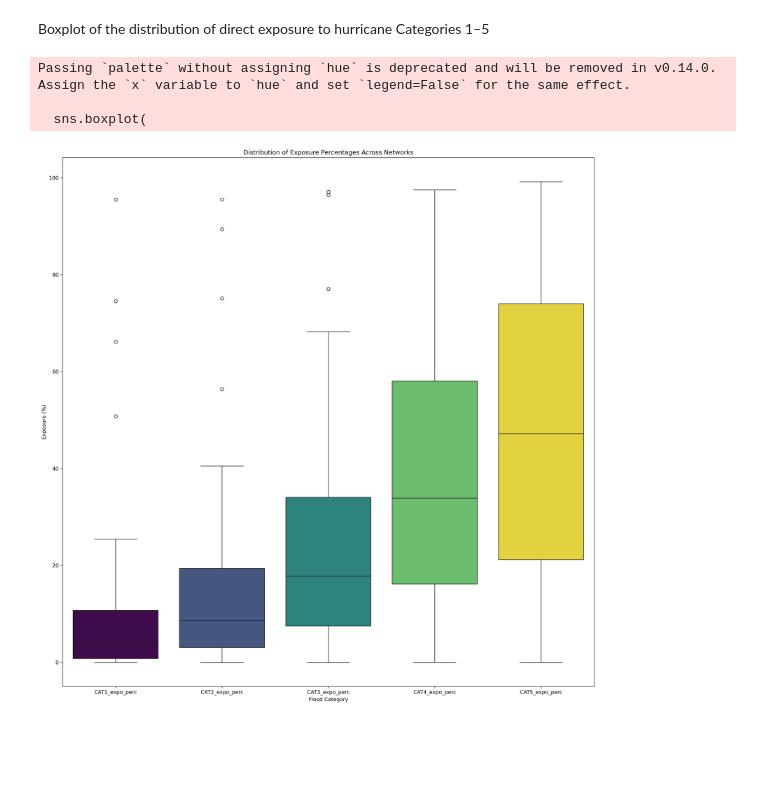
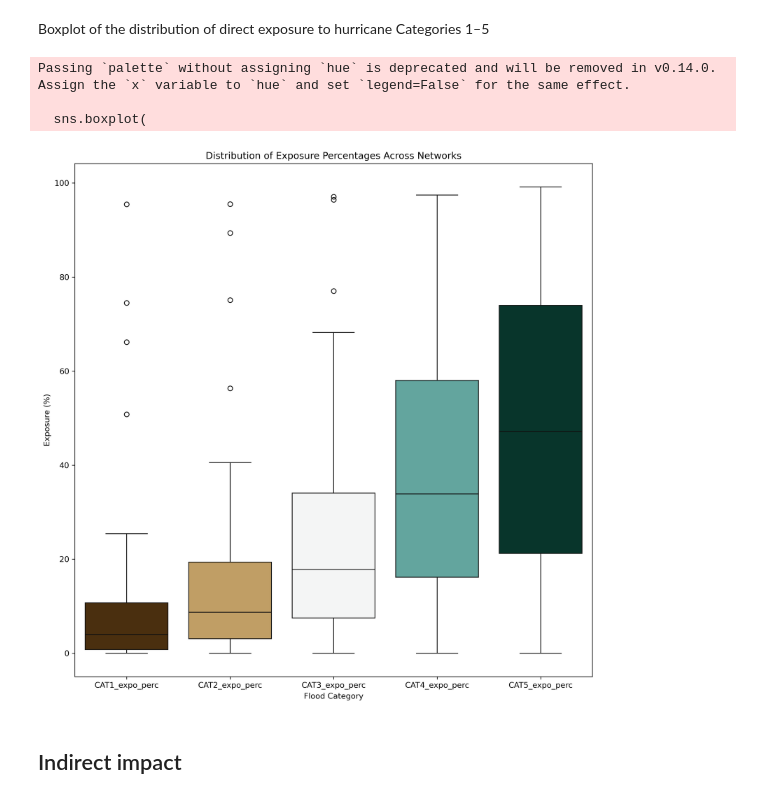
Before and after one commit to jesuslovesyiyi/Global-road-network-resilience, a Jupyter notebook: analysis/04_Visualization.ipynb, the cells around one changed output. Cells and saved outputs as stored; diff of their text form; code cells hidden in the pictures; blank space fills up the shorter version.

```diff
--- a/analysis/04_Visualization.ipynb
+++ b/analysis/04_Visualization.ipynb
@@ -492,31 +492,33 @@ Boxplot of the distribution of direct exposure to hurricane Categories 1–5
 # %%
 pct_cols = ["CAT1_expo_perc", "CAT2_expo_perc", "CAT3_expo_perc", "CAT4_expo_perc", "CAT5_expo_perc"]
 
 df_long = exposure_data_df.melt(
     value_vars=pct_cols,
     var_name="Category",
     value_name="Exposure (%)"
 )
 
-cmap = cm.get_cmap("viridis")   # alternatives: "magma", "plasma", "cividis"
+cmap = cm.get_cmap("BrBG")   # alternatives: "magma", "plasma", "cividis"
 palette = [cmap(i) for i in np.linspace(0, 1, len(pct_cols))]
 
-plt.figure(dpi=300, figsize=(15,15))
+plt.figure(dpi=300, figsize=(10,10))
 sns.boxplot(
     data=df_long,
     x="Category",
     y="Exposure (%)",
     palette=palette,
     showfliers=True
 )
 
 plt.xlabel("Flood Category")
 plt.ylabel("Exposure (%)")
 plt.title("Distribution of Exposure Percentages Across Networks")
 plt.tight_layout()
 plt.show()
 # %% [output]
 Passing `palette` without assigning `hue` is deprecated and will be removed in v0.14.0. Assign the `x` variable to `hue` and set `legend=False` for the same effect.
 
   sns.boxplot(
-[figure, old version]
+[figure, new version]
+# %% [markdown]
+## Indirect impact
```
Also changed, not shown: 1 other file.
